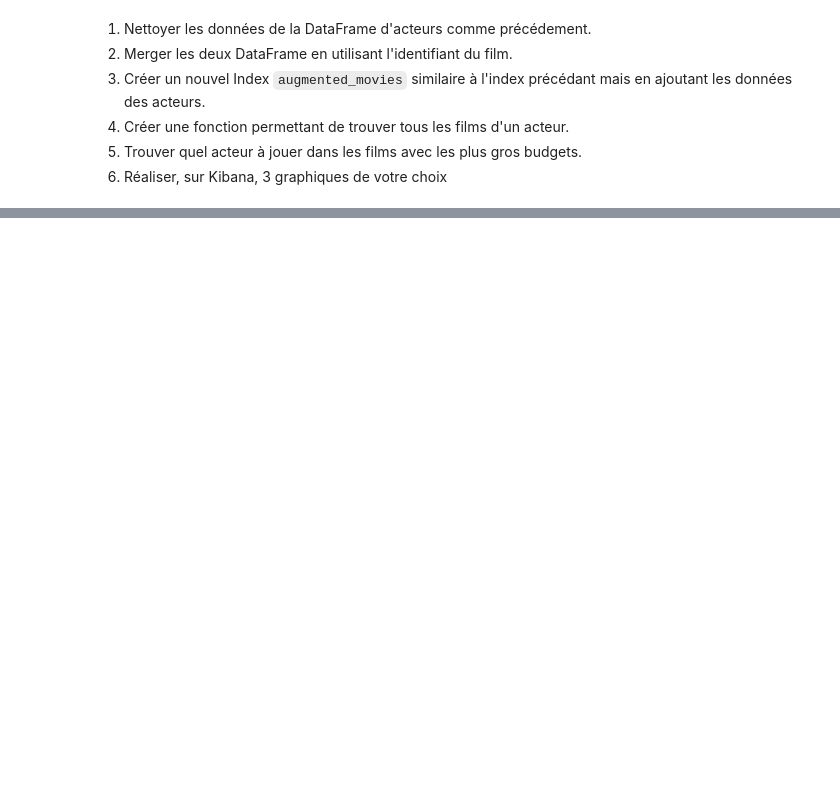
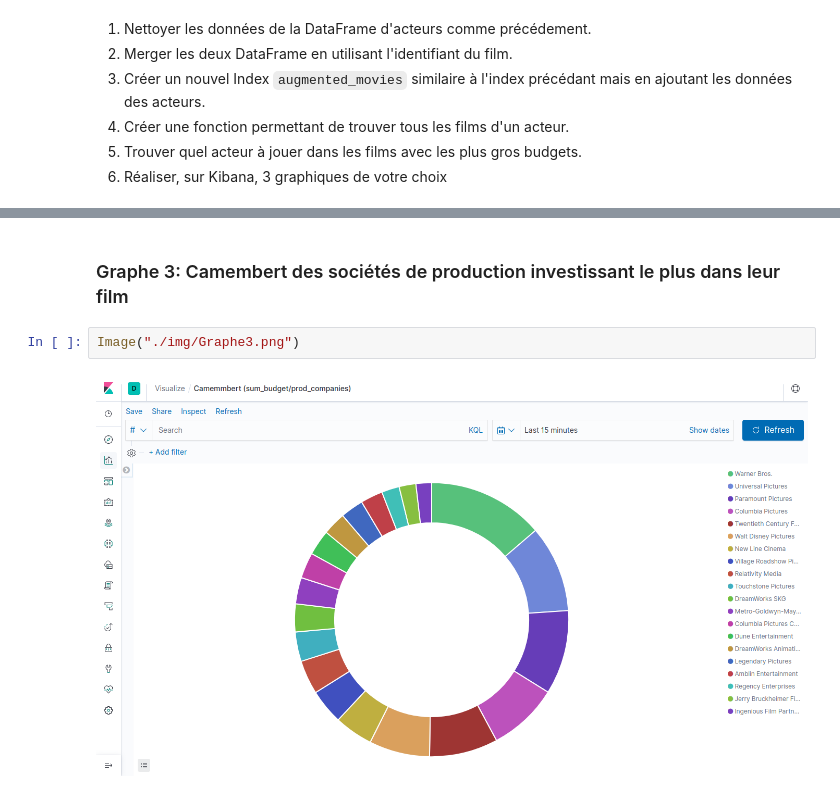
Before and after one commit to LcPlacide/DataEngineerTools, a Jupyter notebook: 5ElasticSearch/Introduction.ipynb, the cells around one changed output, grey strips where cells are left out. Saved outputs shown, nothing was run; the diff lists cells and outputs as text; blank space fills up the shorter version.

```diff
--- a/5ElasticSearch/Introduction.ipynb
+++ b/5ElasticSearch/Introduction.ipynb
@@ -669,0 +791,6 @@ moviesByActor("Johnny Depp")
+# %% [markdown]
+### Graphe 3: Camembert des sociétés de production investissant le plus dans leur film
+# %%
+Image("./img/Graphe3.png")
+# %% [output]
+[figure, added]
```
Also changed, not shown: parts of 19 cells of this notebook, 5 other files.
